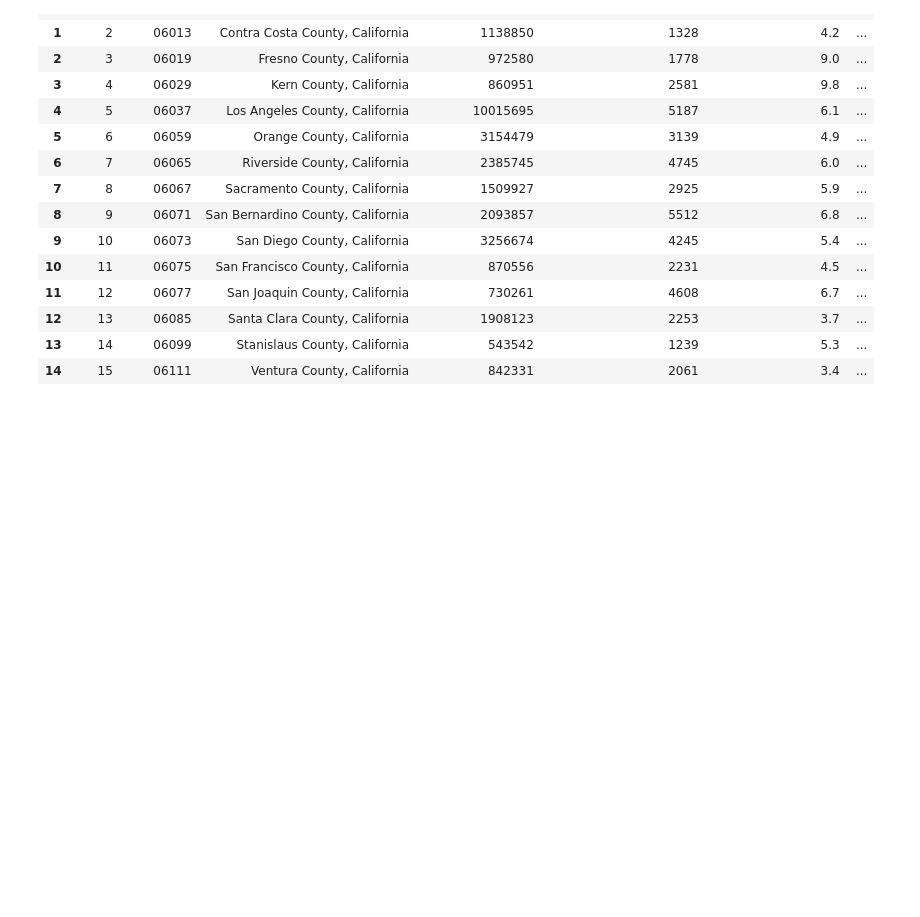
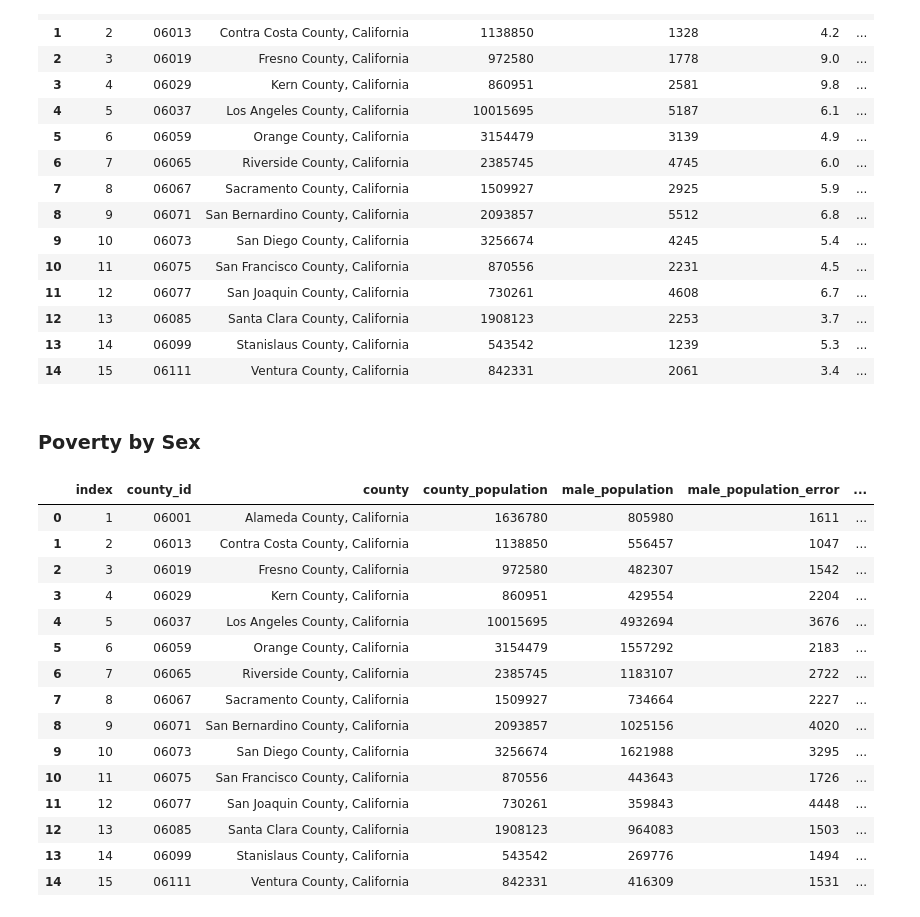
Before and after one commit to NWhite-7/Practice, a Jupyter notebook: ACS_CA_2017_analysis.ipynb, the cells around one changed output. Drawn from its saved outputs; the diff is of its cells as text; code cells hidden in the pictures; blank space fills up the shorter version.

Commit message:
Create new DataFrame for sex analysis

```diff
--- a/ACS_CA_2017_analysis.ipynb
+++ b/ACS_CA_2017_analysis.ipynb
@@ -79,3 +79,26 @@ data_county[data_county.county_id != 'Id2'].reset_index()
 | 12 | 13 | 06085 | Santa Clara County, California | 1908123 | 2253 | 3.7 | ... |
 | 13 | 14 | 06099 | Stanislaus County, California | 543542 | 1239 | 5.3 | ... |
 | 14 | 15 | 06111 | Ventura County, California | 842331 | 2061 | 3.4 | ... |
+# %% [markdown]
+### Poverty by Sex
+# %%
+data_sex = data[['GEO.id2', 'GEO.display-label', 'HC01_EST_VC01', 'HC01_EST_VC03', 'HC01_MOE_VC03', 'HC02_EST_VC03', 'HC02_MOE_VC03', 'HC03_EST_VC03', 'HC03_MOE_VC03', 'HC04_EST_VC03', 'HC04_MOE_VC03', 'HC01_EST_VC04', 'HC01_MOE_VC04', 'HC02_EST_VC04', 'HC02_MOE_VC04', 'HC03_EST_VC04', 'HC03_MOE_VC04', 'HC04_EST_VC04', 'HC04_MOE_VC04']]
+data_sex.columns = ['county_id', 'county', 'county_population', 'male_population', 'male_population_error', 'male_50_poverty', 'male_50_poverty_error', 'male_100_poverty', 'male_100_poverty_error', 'male_125_poverty', 'male_125_poverty_error', 'female_population', 'female_population_error', 'female_50_poverty', 'female_50_poverty_error', 'female_100_poverty', 'female_100_poverty_error', 'female_125_poverty', 'female_125_poverty_error']
+data_sex[data_sex.county_id != 'Id2'].reset_index()
+# %% [output]
+|  | index | county_id | county | county_population | male_population | male_population_error | ... |
+| 0 | 1 | 06001 | Alameda County, California | 1636780 | 805980 | 1611 | ... |
+| 1 | 2 | 06013 | Contra Costa County, California | 1138850 | 556457 | 1047 | ... |
+| 2 | 3 | 06019 | Fresno County, California | 972580 | 482307 | 1542 | ... |
+| 3 | 4 | 06029 | Kern County, California | 860951 | 429554 | 2204 | ... |
+| 4 | 5 | 06037 | Los Angeles County, California | 10015695 | 4932694 | 3676 | ... |
+| 5 | 6 | 06059 | Orange County, California | 3154479 | 1557292 | 2183 | ... |
+| 6 | 7 | 06065 | Riverside County, California | 2385745 | 1183107 | 2722 | ... |
+| 7 | 8 | 06067 | Sacramento County, California | 1509927 | 734664 | 2227 | ... |
+| 8 | 9 | 06071 | San Bernardino County, California | 2093857 | 1025156 | 4020 | ... |
+| 9 | 10 | 06073 | San Diego County, California | 3256674 | 1621988 | 3295 | ... |
+| 10 | 11 | 06075 | San Francisco County, California | 870556 | 443643 | 1726 | ... |
+| 11 | 12 | 06077 | San Joaquin County, California | 730261 | 359843 | 4448 | ... |
+| 12 | 13 | 06085 | Santa Clara County, California | 1908123 | 964083 | 1503 | ... |
+| 13 | 14 | 06099 | Stanislaus County, California | 543542 | 269776 | 1494 | ... |
+| 14 | 15 | 06111 | Ventura County, California | 842331 | 416309 | 1531 | ... |
```
Also changed, not shown: parts of 1 cell of this notebook.
